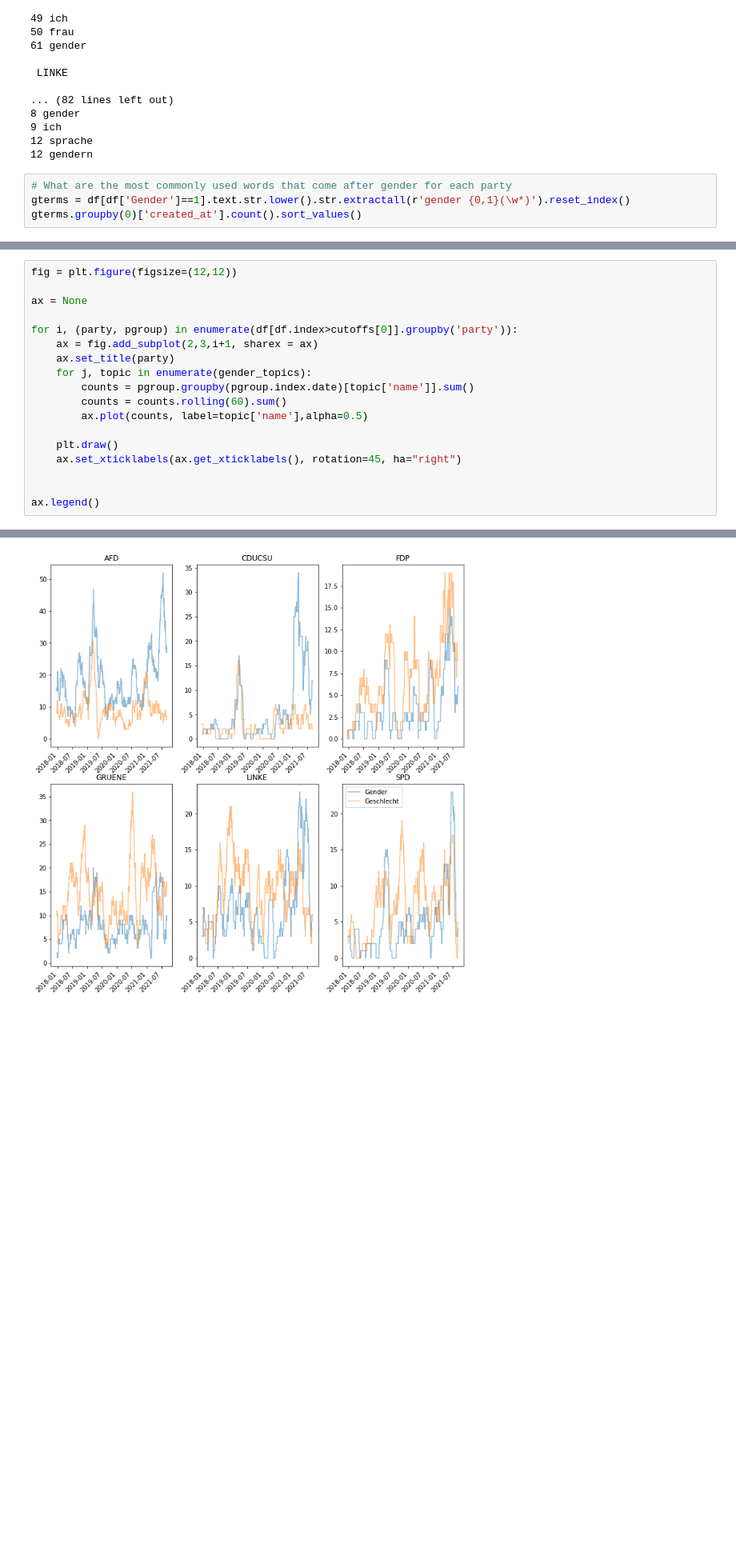
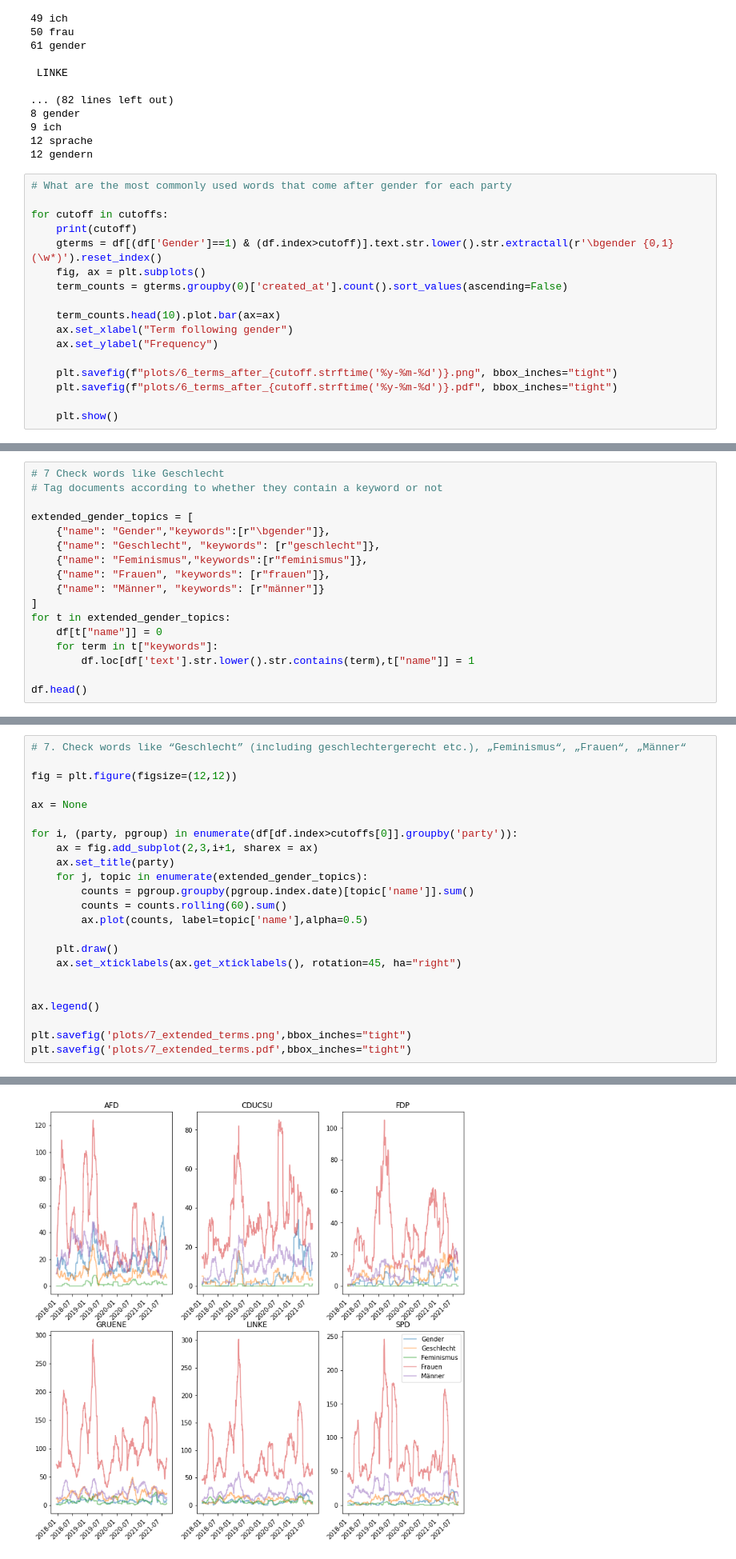
Before and after one commit to mcallaghan/ts-bundestag-tweets, a Jupyter notebook: Gender/Gender.ipynb, the cells around one changed output, grey strips where cells are left out. Shown at 80% size. Saved outputs shown, nothing was run; the diff lists cells and outputs as text; blank space fills up the shorter version.

Commit message:
update analysis of gender

```diff
--- a/Gender/Gender.ipynb
+++ b/Gender/Gender.ipynb
@@ -298,6 +298,19 @@ for cutoff in cutoffs:
 12 gendern
 # %%
 # What are the most commonly used words that come after gender for each party
-gterms = df[df['Gender']==1].text.str.lower().str.extractall(r'gender {0,1}(\w*)').reset_index()
-gterms.groupby(0)['created_at'].count().sort_values()
+
+for cutoff in cutoffs:
+    print(cutoff)
+    gterms = df[(df['Gender']==1) & (df.index>cutoff)].text.str.lower().str.extractall(r'\bgender {0,1}(\w*)').reset_index()
+    fig, ax = plt.subplots()
+    term_counts = gterms.groupby(0)['created_at'].count().sort_values(ascending=False)
+
+    term_counts.head(10).plot.bar(ax=ax)
+    ax.set_xlabel("Term following gender")
+    ax.set_ylabel("Frequency")
+
+    plt.savefig(f"plots/6_terms_after_{cutoff.strftime('%y-%m-%d')}.png", bbox_inches="tight")
+    plt.savefig(f"plots/6_terms_after_{cutoff.strftime('%y-%m-%d')}.pdf", bbox_inches="tight")
+
+    plt.show()
 # %% [output]
@@ -316,0 +392,17 @@ Name: created_at, Length: 232, dtype: int64
+# %%
+# 7 Check words like Geschlecht
+# Tag documents according to whether they contain a keyword or not
+
+extended_gender_topics = [
+    {"name": "Gender","keywords":[r"\bgender"]},
+    {"name": "Geschlecht", "keywords": [r"geschlecht"]},
+    {"name": "Feminismus","keywords":[r"feminismus"]},
+    {"name": "Frauen", "keywords": [r"frauen"]},
+    {"name": "Männer", "keywords": [r"männer"]}
+]
+for t in extended_gender_topics:
+    df[t["name"]] = 0
+    for term in t["keywords"]:
+        df.loc[df['text'].str.lower().str.contains(term),t["name"]] = 1
+
+df.head()
@@ -317,4 +417,6 @@ Name: created_at, Length: 232, dtype: int64
 # %%
+# 7. Check words like “Geschlecht” (including geschlechtergerecht etc.), „Feminismus“, „Frauen“, „Männer“
+
 fig = plt.figure(figsize=(12,12))
 
 ax = None
@@ -322,7 +424,7 @@ ax = None
 for i, (party, pgroup) in enumerate(df[df.index>cutoffs[0]].groupby('party')):
     ax = fig.add_subplot(2,3,i+1, sharex = ax)
     ax.set_title(party)
-    for j, topic in enumerate(gender_topics):
+    for j, topic in enumerate(extended_gender_topics):
         counts = pgroup.groupby(pgroup.index.date)[topic['name']].sum()
         counts = counts.rolling(60).sum()
         ax.plot(counts, label=topic['name'],alpha=0.5)
@@ -332,4 +434,7 @@ for i, (party, pgroup) in enumerate(df[df.index>cutoffs[0]].groupby('party')):
 
 
 ax.legend()
+
+plt.savefig('plots/7_extended_terms.png',bbox_inches="tight")
+plt.savefig('plots/7_extended_terms.pdf',bbox_inches="tight")
 # %% [output]
@@ -337 +441 @@ ax.legend()
-[figure, old version]
+[figure, new version]
```
Also changed, not shown: parts of 11 cells of this notebook, 26 other files.
